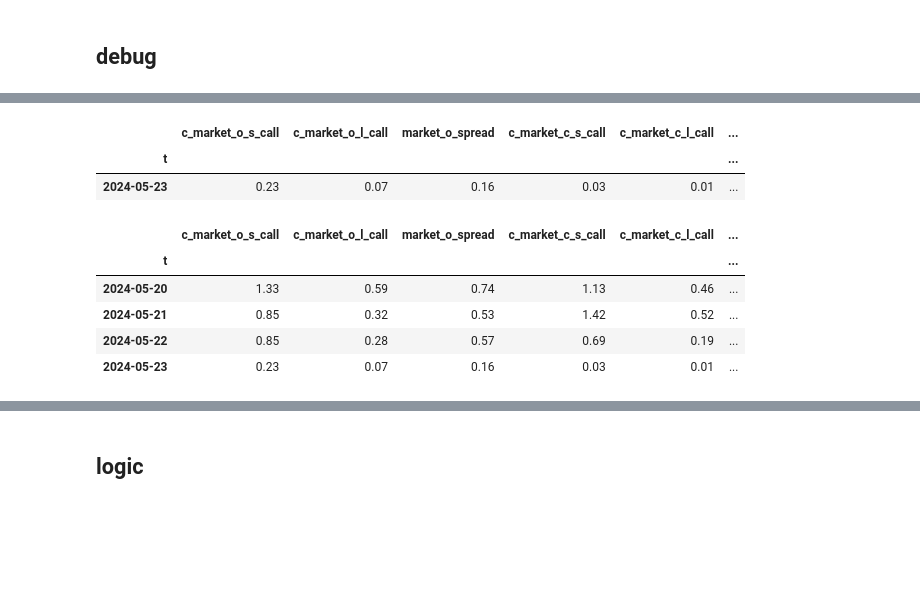
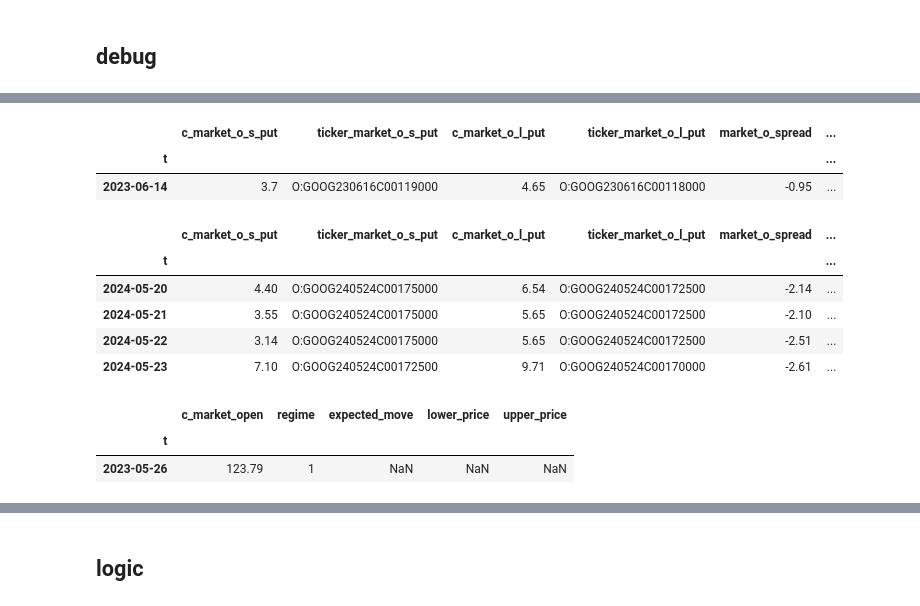
Before and after one commit to sculd/volatility_trading, a Jupyter notebook: sandbox_options.ipynb, the cells around one changed output, grey strips where cells are left out. Drawn from its saved outputs; the diff is of its cells as text; code cells hidden in the pictures; blank space fills up the shorter version.

```diff
--- a/sandbox_options.ipynb
+++ b/sandbox_options.ipynb
@@ -129,18 +109,20 @@ importlib.reload(algo.option_spread)
+# %%
+algo.option_spread.get_df_otm_options_spread_history(df_daily_expectation, df_options_history, "put", ["2023-06-14"], tolerance_days=5)
+# %% [output]
+|  | c_market_o_s_put | ticker_market_o_s_put | c_market_o_l_put | ticker_market_o_l_put | market_o_spread | ... |
+| t |  |  |  |  |  | ... |
+| 2023-06-14 | 3.7 | O:GOOG230616C00119000 | 4.65 | O:GOOG230616C00118000 | -0.95 | ... |
 # %%
-algo.option_spread.get_df_otm_options_spread("2024-05-23", df_otm_options_history, "call", tolerance_days=5)
+algo.option_spread.get_df_otm_options_spread("2024-05-21", df_otm_options_history, "put", tolerance_days=5)
-# %% [output]
-|  | c_market_o_s_call | c_market_o_l_call | market_o_spread | c_market_c_s_call | c_market_c_l_call | ... |
-| t |  |  |  |  |  | ... |
-| 2024-05-23 | 0.23 | 0.07 | 0.16 | 0.03 | 0.01 | ... |
 # %%
-algo.option_spread.get_df_otm_options_spread_history(df_daily_expectation, df_options_history, "call", ["2024-05-20", "2024-05-21", "2024-05-22", "2024-05-23"], tolerance_days=5)
+algo.option_spread.get_df_otm_options_spread_history(df_daily_expectation, df_options_history, "put", ["2024-05-20", "2024-05-21", "2024-05-22", "2024-05-23"], tolerance_days=5)
 # %% [output]
-|  | c_market_o_s_call | c_market_o_l_call | market_o_spread | c_market_c_s_call | c_market_c_l_call | ... |
+|  | c_market_o_s_put | ticker_market_o_s_put | c_market_o_l_put | ticker_market_o_l_put | market_o_spread | ... |
 | t |  |  |  |  |  | ... |
-| 2024-05-20 | 1.33 | 0.59 | 0.74 | 1.13 | 0.46 | ... |
-| 2024-05-21 | 0.85 | 0.32 | 0.53 | 1.42 | 0.52 | ... |
-| 2024-05-22 | 0.85 | 0.28 | 0.57 | 0.69 | 0.19 | ... |
-| 2024-05-23 | 0.23 | 0.07 | 0.16 | 0.03 | 0.01 | ... |
+| 2024-05-20 | 4.40 | O:GOOG240524C00175000 | 6.54 | O:GOOG240524C00172500 | -2.14 | ... |
+| 2024-05-21 | 3.55 | O:GOOG240524C00175000 | 5.65 | O:GOOG240524C00172500 | -2.10 | ... |
+| 2024-05-22 | 3.14 | O:GOOG240524C00175000 | 5.65 | O:GOOG240524C00172500 | -2.51 | ... |
+| 2024-05-23 | 7.10 | O:GOOG240524C00172500 | 9.71 | O:GOOG240524C00170000 | -2.61 | ... |
 # %%
 df_goog_otm_call_options_spread_history = algo.option_spread.get_df_otm_options_spread_history(df_daily_expectation, df_options_history, "call", trading_dates, tolerance_days=5)
 # %%
@@ -151,0 +133,6 @@ df_goog_otm_put_options_spread_history.to_pickle('market_data/df_goog_otm_put_op
+# %%
+df_goog_daily_expectation[df_goog_daily_expectation.index == "2023-05-26"]
+# %% [output]
+|  | c_market_open | regime | expected_move | lower_price | upper_price |
+| t |  |  |  |  |  |
+| 2023-05-26 | 123.79 | 1 | NaN | NaN | NaN |
```
Also changed, not shown: parts of 20 cells of this notebook, 1 other file.
